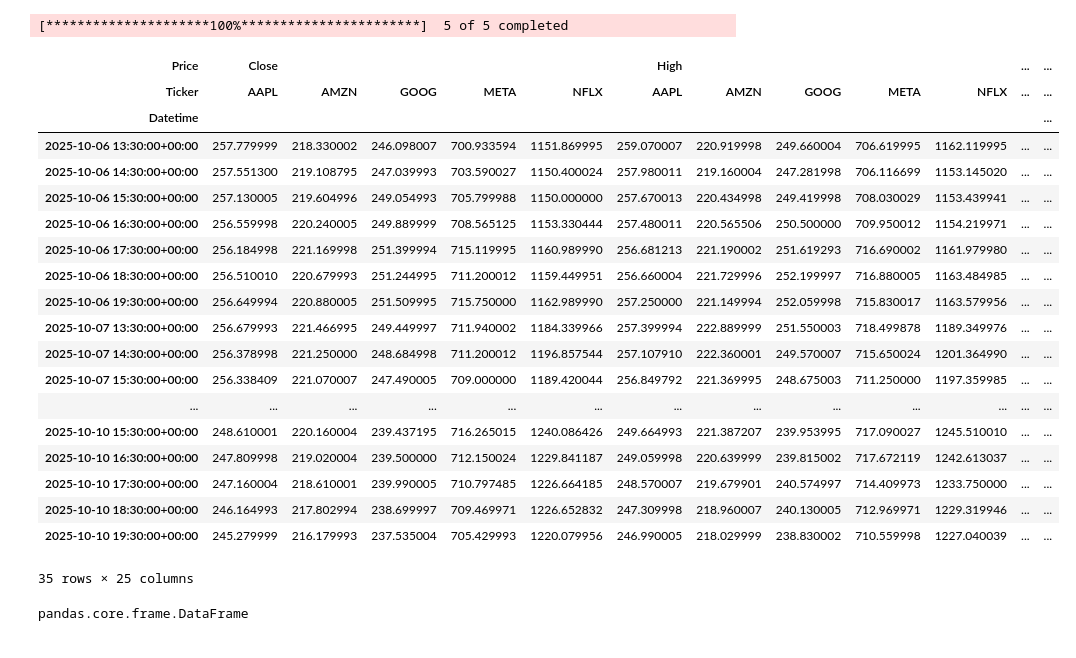
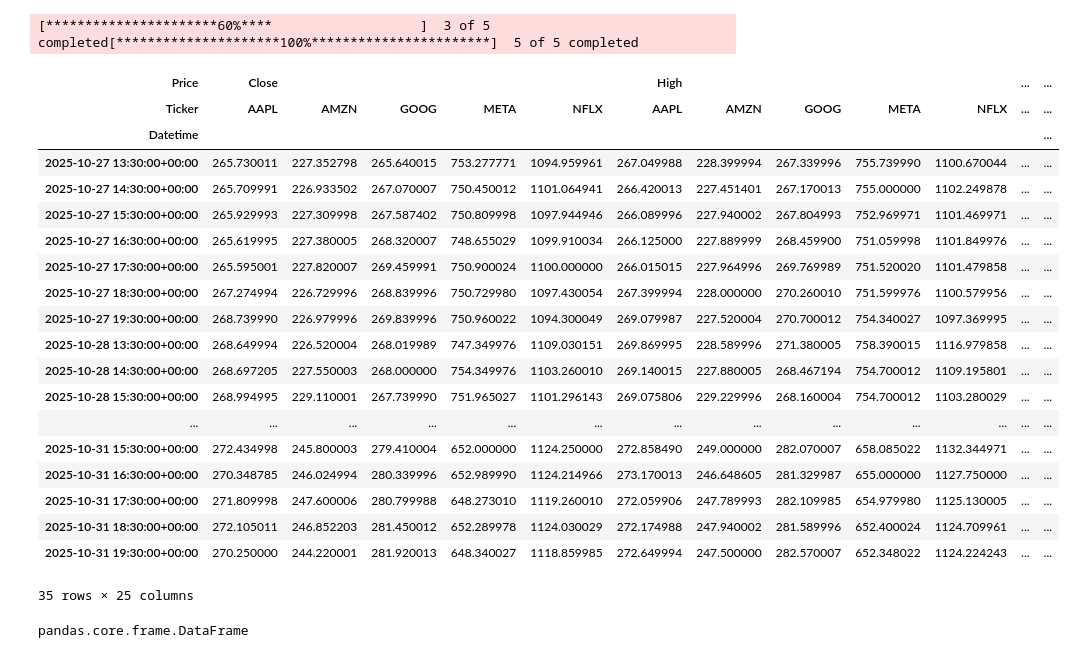
Before and after one commit to Maroua-El-Imame/my-assessment-computer-infrastructure, a Jupyter notebook: problems.ipynb, the cells around one changed output. Saved outputs shown, nothing was run; the diff lists cells and outputs as text; code cells hidden in the pictures.

Commit message:
code updated, Problem1 complete, Problem2  ( open last data complete, plot 'Close' prices for 5 stocks  complete, labels and titles in pogress)

```diff
--- a/problems.ipynb
+++ b/problems.ipynb
@@ -36,30 +46,41 @@ import pandas as pd
 # %%
 # Download the hourly data for the previous five days for the FAANG sticks: Facebook (META), Apple (AAPL), Amazon (AMZN), Netflix (NFLX) and Google (GOOG).
-get_data = yf.download(['META', 'AAPL','AMZN','NFLX','GOOG'], period ='5d', interval='1h')
+df = yf.download(['META', 'AAPL','AMZN','NFLX','GOOG'], period ='5d', interval='1h')
+
+# reference 1.1 : https://ranaroussi.github.io/yfinance/reference/index.html
+# YFinance API documentation
+
+# reference 1.2 : https://ranaroussi.github.io/yfinance/
+# The Function used to retrieve the data using multiple ticker symbols
+# A ticker is a stock symbol; an abbreviation of a company's name that uniquely identifies its publicly traded shares on stock exchanges.
+
+#  reference 1.3 : https://ranaroussi.github.io/yfinance/reference/api/yfinance.Tickers.html#yfinance.Tickers
+# The Donwload method using 2 parameters : period ( 5 days ) and Interval ( hourly)
 # %% [output]
-[*********************100%***********************]  5 of 5 completed
+[**********************60%****                   ]  3 of 5 completed[*********************100%***********************]  5 of 5 completed
 # %%
-get_data
+# Show dataframe
+df
 # %% [output]
 | Price | Close |  |  |  |  | High |  |  |  |  | ... | ... |
 | Ticker | AAPL | AMZN | GOOG | META | NFLX | AAPL | AMZN | GOOG | META | NFLX | ... | ... |
 | Datetime |  |  |  |  |  |  |  |  |  |  |  | ... |
-| 2025-10-06 13:30:00+00:00 | 257.779999 | 218.330002 | 246.098007 | 700.933594 | 1151.869995 | 259.070007 | 220.919998 | 249.660004 | 706.619995 | 1162.119995 | ... | ... |
-| 2025-10-06 14:30:00+00:00 | 257.551300 | 219.108795 | 247.039993 | 703.590027 | 1150.400024 | 257.980011 | 219.160004 | 247.281998 | 706.116699 | 1153.145020 | ... | ... |
-| 2025-10-06 15:30:00+00:00 | 257.130005 | 219.604996 | 249.054993 | 705.799988 | 1150.000000 | 257.670013 | 220.434998 | 249.419998 | 708.030029 | 1153.439941 | ... | ... |
-| 2025-10-06 16:30:00+00:00 | 256.559998 | 220.240005 | 249.889999 | 708.565125 | 1153.330444 | 257.480011 | 220.565506 | 250.500000 | 709.950012 | 1154.219971 | ... | ... |
-| 2025-10-06 17:30:00+00:00 | 256.184998 | 221.169998 | 251.399994 | 715.119995 | 1160.989990 | 256.681213 | 221.190002 | 251.619293 | 716.690002 | 1161.979980 | ... | ... |
-| 2025-10-06 18:30:00+00:00 | 256.510010 | 220.679993 | 251.244995 | 711.200012 | 1159.449951 | 256.660004 | 221.729996 | 252.199997 | 716.880005 | 1163.484985 | ... | ... |
-| 2025-10-06 19:30:00+00:00 | 256.649994 | 220.880005 | 251.509995 | 715.750000 | 1162.989990 | 257.250000 | 221.149994 | 252.059998 | 715.830017 | 1163.579956 | ... | ... |
-| 2025-10-07 13:30:00+00:00 | 256.679993 | 221.466995 | 249.449997 | 711.940002 | 1184.339966 | 257.399994 | 222.889999 | 251.550003 | 718.499878 | 1189.349976 | ... | ... |
-| 2025-10-07 14:30:00+00:00 | 256.378998 | 221.250000 | 248.684998 | 711.200012 | 1196.857544 | 257.107910 | 222.360001 | 249.570007 | 715.650024 | 1201.364990 | ... | ... |
-| 2025-10-07 15:30:00+00:00 | 256.338409 | 221.070007 | 247.490005 | 709.000000 | 1189.420044 | 256.849792 | 221.369995 | 248.675003 | 711.250000 | 1197.359985 | ... | ... |
+| 2025-10-27 13:30:00+00:00 | 265.730011 | 227.352798 | 265.640015 | 753.277771 | 1094.959961 | 267.049988 | 228.399994 | 267.339996 | 755.739990 | 1100.670044 | ... | ... |
+| 2025-10-27 14:30:00+00:00 | 265.709991 | 226.933502 | 267.070007 | 750.450012 | 1101.064941 | 266.420013 | 227.451401 | 267.170013 | 755.000000 | 1102.249878 | ... | ... |
+| 2025-10-27 15:30:00+00:00 | 265.929993 | 227.309998 | 267.587402 | 750.809998 | 1097.944946 | 266.089996 | 227.940002 | 267.804993 | 752.969971 | 1101.469971 | ... | ... |
+| 2025-10-27 16:30:00+00:00 | 265.619995 | 227.380005 | 268.320007 | 748.655029 | 1099.910034 | 266.125000 | 227.889999 | 268.459900 | 751.059998 | 1101.849976 | ... | ... |
+| 2025-10-27 17:30:00+00:00 | 265.595001 | 227.820007 | 269.459991 | 750.900024 | 1100.000000 | 266.015015 | 227.964996 | 269.769989 | 751.520020 | 1101.479858 | ... | ... |
+| 2025-10-27 18:30:00+00:00 | 267.274994 | 226.729996 | 268.839996 | 750.729980 | 1097.430054 | 267.399994 | 228.000000 | 270.260010 | 751.599976 | 1100.579956 | ... | ... |
+| 2025-10-27 19:30:00+00:00 | 268.739990 | 226.979996 | 269.839996 | 750.960022 | 1094.300049 | 269.079987 | 227.520004 | 270.700012 | 754.340027 | 1097.369995 | ... | ... |
+| 2025-10-28 13:30:00+00:00 | 268.649994 | 226.520004 | 268.019989 | 747.349976 | 1109.030151 | 269.869995 | 228.589996 | 271.380005 | 758.390015 | 1116.979858 | ... | ... |
+| 2025-10-28 14:30:00+00:00 | 268.697205 | 227.550003 | 268.000000 | 754.349976 | 1103.260010 | 269.140015 | 227.880005 | 268.467194 | 754.700012 | 1109.195801 | ... | ... |
+| 2025-10-28 15:30:00+00:00 | 268.994995 | 229.110001 | 267.739990 | 751.965027 | 1101.296143 | 269.075806 | 229.229996 | 268.160004 | 754.700012 | 1103.280029 | ... | ... |
 | ... | ... | ... | ... | ... | ... | ... | ... | ... | ... | ... | ... | ... |
-| 2025-10-10 15:30:00+00:00 | 248.610001 | 220.160004 | 239.437195 | 716.265015 | 1240.086426 | 249.664993 | 221.387207 | 239.953995 | 717.090027 | 1245.510010 | ... | ... |
-| 2025-10-10 16:30:00+00:00 | 247.809998 | 219.020004 | 239.500000 | 712.150024 | 1229.841187 | 249.059998 | 220.639999 | 239.815002 | 717.672119 | 1242.613037 | ... | ... |
-| 2025-10-10 17:30:00+00:00 | 247.160004 | 218.610001 | 239.990005 | 710.797485 | 1226.664185 | 248.570007 | 219.679901 | 240.574997 | 714.409973 | 1233.750000 | ... | ... |
-| 2025-10-10 18:30:00+00:00 | 246.164993 | 217.802994 | 238.699997 | 709.469971 | 1226.652832 | 247.309998 | 218.960007 | 240.130005 | 712.969971 | 1229.319946 | ... | ... |
-| 2025-10-10 19:30:00+00:00 | 245.279999 | 216.179993 | 237.535004 | 705.429993 | 1220.079956 | 246.990005 | 218.029999 | 238.830002 | 710.559998 | 1227.040039 | ... | ... |
+| 2025-10-31 15:30:00+00:00 | 272.434998 | 245.800003 | 279.410004 | 652.000000 | 1124.250000 | 272.858490 | 249.000000 | 282.070007 | 658.085022 | 1132.344971 | ... | ... |
+| 2025-10-31 16:30:00+00:00 | 270.348785 | 246.024994 | 280.339996 | 652.989990 | 1124.214966 | 273.170013 | 246.648605 | 281.329987 | 655.000000 | 1127.750000 | ... | ... |
+| 2025-10-31 17:30:00+00:00 | 271.809998 | 247.600006 | 280.799988 | 648.273010 | 1119.260010 | 272.059906 | 247.789993 | 282.109985 | 654.979980 | 1125.130005 | ... | ... |
+| 2025-10-31 18:30:00+00:00 | 272.105011 | 246.852203 | 281.450012 | 652.289978 | 1124.030029 | 272.174988 | 247.940002 | 281.589996 | 652.400024 | 1124.709961 | ... | ... |
+| 2025-10-31 19:30:00+00:00 | 270.250000 | 244.220001 | 281.920013 | 648.340027 | 1118.859985 | 272.649994 | 247.500000 | 282.570007 | 652.348022 | 1124.224243 | ... | ... |
 35 rows × 25 columns
 # %%
 # Identify the type of dataframe
```
Also changed, not shown: parts of 23 cells of this notebook, 5 other files.
